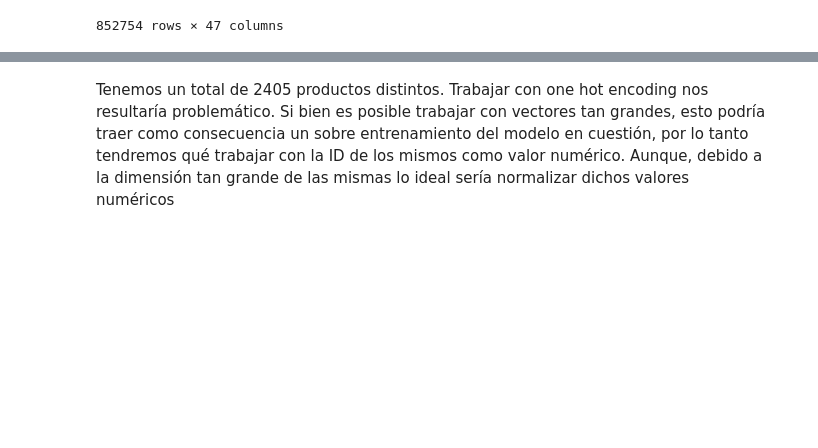
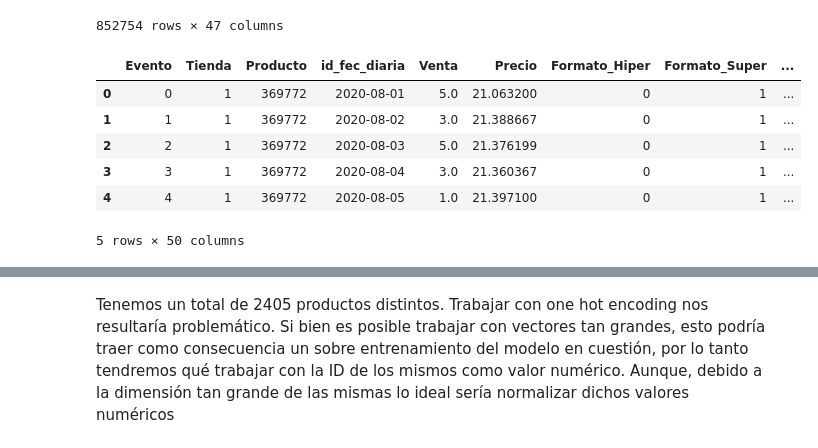
Before and after one commit to AlanMLCH/pythonDataScience, a Jupyter notebook: enkiForecasting/EDA.ipynb, the cells around one changed output, grey strips where cells are left out. Drawn from its saved outputs; the diff is of its cells as text; code cells hidden in the pictures; blank space fills up the shorter version.

Commit message:
First part of the ML model
First part of the ML model

```diff
--- a/enkiForecasting/EDA.ipynb
+++ b/enkiForecasting/EDA.ipynb
@@ -430,3 +430,17 @@ storeFirstDataframeFeatureDates
 | 852752 | 90 | 1 | 2098857 | 2021-10-30 | 17.0 | 25.404118 | 0 | 1 | ... |
 | 852753 | 91 | 1 | 2098857 | 2021-10-31 | 23.0 | 23.815652 | 0 | 1 | ... |
 852754 rows × 47 columns
+# %%
+storeFirstDataframeFeatureDates['Mes'] = list_months
+storeFirstDataframeFeatureDates['Day'] = list_days
+storeFirstDataframeFeatureDates['Year'] = list_years
+# %%
+storeFirstDataframeFeatureDates.head()
+# %% [output]
+|  | Evento | Tienda | Producto | id_fec_diaria | Venta | Precio | Formato_Hiper | Formato_Super | ... |
+| 0 | 0 | 1 | 369772 | 2020-08-01 | 5.0 | 21.063200 | 0 | 1 | ... |
+| 1 | 1 | 1 | 369772 | 2020-08-02 | 3.0 | 21.388667 | 0 | 1 | ... |
+| 2 | 2 | 1 | 369772 | 2020-08-03 | 5.0 | 21.376199 | 0 | 1 | ... |
+| 3 | 3 | 1 | 369772 | 2020-08-04 | 3.0 | 21.360367 | 0 | 1 | ... |
+| 4 | 4 | 1 | 369772 | 2020-08-05 | 1.0 | 21.397100 | 0 | 1 | ... |
+5 rows × 50 columns
```
Also changed, not shown: parts of 10 cells of this notebook, 1 other file.
